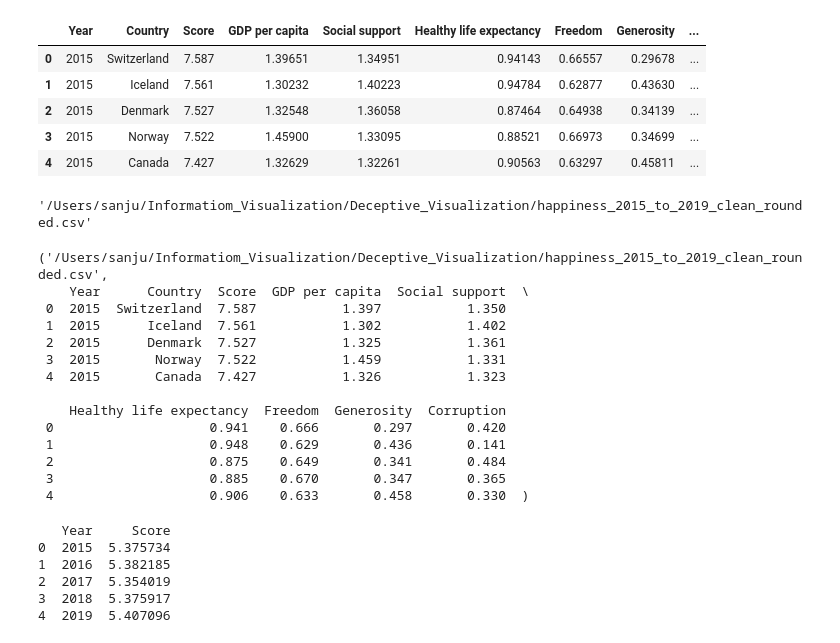
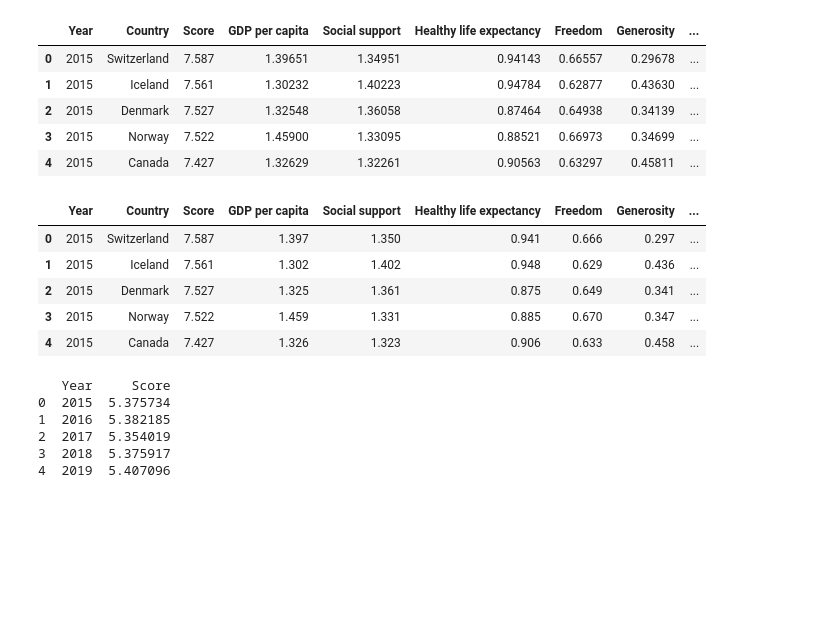
Before and after one commit to sanjusaji94/information-visualization, a Jupyter notebook: Deceptive_Visualization/notebooks/visualization_2.ipynb, the cells around one changed output. Saved outputs shown, nothing was run; the diff lists cells and outputs as text; code cells hidden in the pictures; blank space fills up the shorter version.

Commit message:
path changes

```diff
--- a/Deceptive_Visualization/notebooks/visualization_2.ipynb
+++ b/Deceptive_Visualization/notebooks/visualization_2.ipynb
@@ -73,32 +73,21 @@ merged.head()
 | 3 | 2015 | Norway | 7.522 | 1.45900 | 1.33095 | 0.88521 | 0.66973 | 0.34699 | ... |
 | 4 | 2015 | Canada | 7.427 | 1.32629 | 1.32261 | 0.90563 | 0.63297 | 0.45811 | ... |
 # %%
-merged.to_csv("happiness_2015_to_2019_clean.csv", index=False)
-output_path
+merged.to_csv("../data/happiness_2015_to_2019_clean.csv", index=False)
-# %% [output]
-'/Users/sanju/Informatiom_Visualization/Deceptive_Visualization/happiness_2015_to_2019_clean_rounded.csv'
 # %%
-df = pd.read_csv("happiness_2015_to_2019_clean.csv")
+df = pd.read_csv("../data/happiness_2015_to_2019_clean.csv")
 
 num_cols = df.select_dtypes(include="number").columns
 df[num_cols] = df[num_cols].round(3)
 
-df.to_csv("happiness_2015_to_2019_clean_rounded.csv", index=False)
+df.to_csv("../data/happiness_2015_to_2019_clean_rounded.csv", index=False)
 
-output_path, df.head()
+df.head()
 # %% [output]
-('/Users/sanju/Informatiom_Visualization/Deceptive_Visualization/happiness_2015_to_2019_clean_rounded.csv',
-    Year      Country  Score  GDP per capita  Social support  \
- 0  2015  Switzerland  7.587           1.397           1.350
- 1  2015      Iceland  7.561           1.302           1.402
- 2  2015      Denmark  7.527           1.325           1.361
- 3  2015       Norway  7.522           1.459           1.331
- 4  2015       Canada  7.427           1.326           1.323
-
-    Healthy life expectancy  Freedom  Generosity  Corruption
- 0                    0.941    0.666       0.297       0.420
- 1                    0.948    0.629       0.436       0.141
- 2                    0.875    0.649       0.341       0.484
- 3                    0.885    0.670       0.347       0.365
- 4                    0.906    0.633       0.458       0.330  )
+|  | Year | Country | Score | GDP per capita | Social support | Healthy life expectancy | Freedom | Generosity | ... |
+| 0 | 2015 | Switzerland | 7.587 | 1.397 | 1.350 | 0.941 | 0.666 | 0.297 | ... |
+| 1 | 2015 | Iceland | 7.561 | 1.302 | 1.402 | 0.948 | 0.629 | 0.436 | ... |
+| 2 | 2015 | Denmark | 7.527 | 1.325 | 1.361 | 0.875 | 0.649 | 0.341 | ... |
+| 3 | 2015 | Norway | 7.522 | 1.459 | 1.331 | 0.885 | 0.670 | 0.347 | ... |
+| 4 | 2015 | Canada | 7.427 | 1.326 | 1.323 | 0.906 | 0.633 | 0.458 | ... |
 # %%
```
Also changed, not shown: parts of 5 cells of this notebook.
